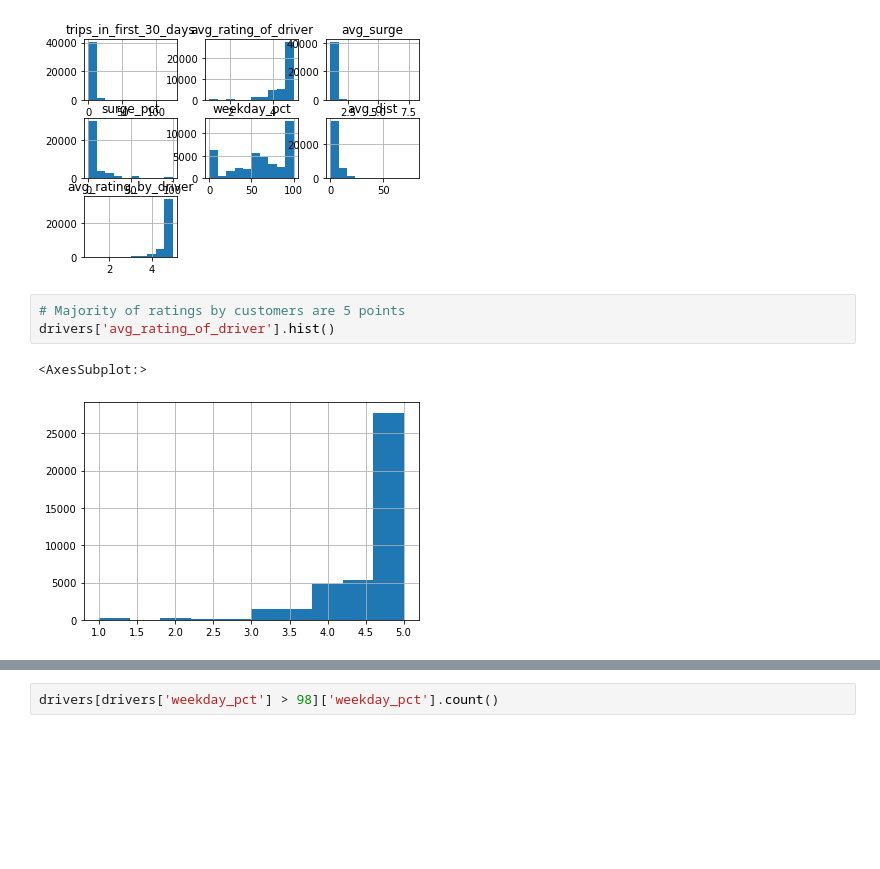
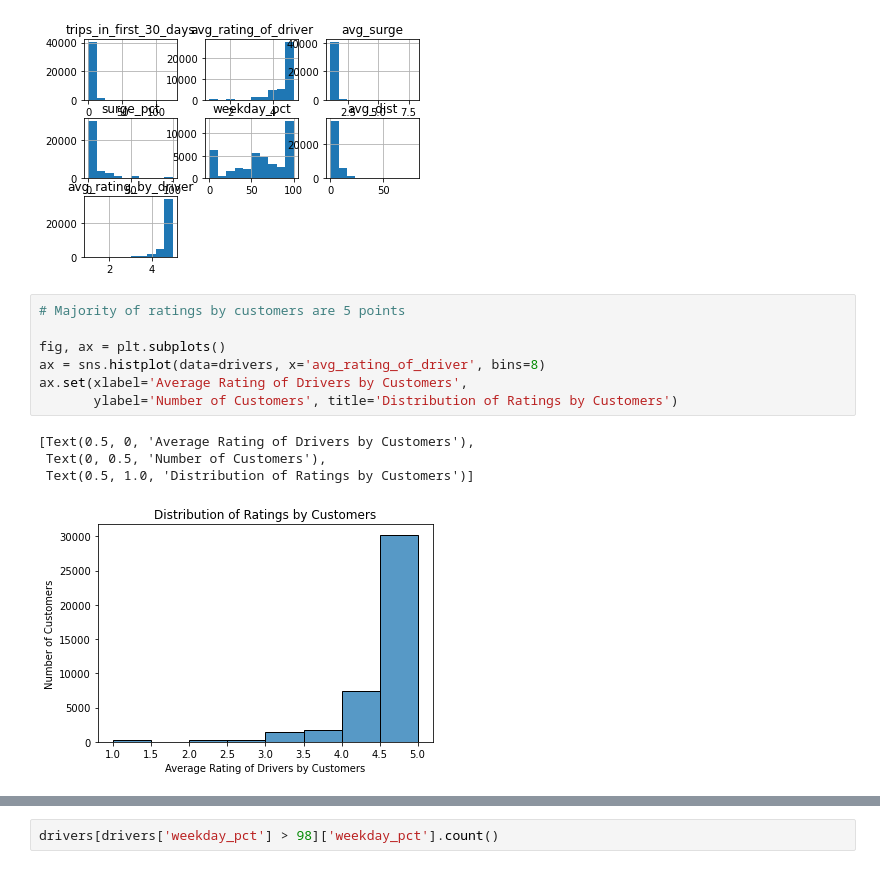
Before and after one commit to meskeremg/Ultimate-Data-Science-Challenge, a Jupyter notebook: Ultimate Data Challenge - Part 3 - Modeling and Prediction.ipynb, the cells around one changed output, grey strips where cells are left out. Drawn from its saved outputs; the diff is of its cells as text; blank space fills up the shorter version.

```diff
--- a/Ultimate Data Challenge - Part 3 - Modeling and Prediction.ipynb
+++ b/Ultimate Data Challenge - Part 3 - Modeling and Prediction.ipynb
@@ -114,11 +89,17 @@ array([[<AxesSubplot:title={'center':'trips_in_first_30_days'}>,
        [<AxesSubplot:title={'center':'avg_rating_by_driver'}>,
         <AxesSubplot:>, <AxesSubplot:>]], dtype=object)
 [figure]
-# %%
-# Majority of ratings by customers are 5 points
-drivers['avg_rating_of_driver'].hist()
-# %% [output]
-<AxesSubplot:>
-[figure, removed]
+# %%
+# Majority of ratings by customers are 5 points
+
+fig, ax = plt.subplots()
+ax = sns.histplot(data=drivers, x='avg_rating_of_driver', bins=8)
+ax.set(xlabel='Average Rating of Drivers by Customers',
+       ylabel='Number of Customers', title='Distribution of Ratings by Customers')
+# %% [output]
+[Text(0.5, 0, 'Average Rating of Drivers by Customers'),
+ Text(0, 0.5, 'Number of Customers'),
+ Text(0.5, 1.0, 'Distribution of Ratings by Customers')]
+[figure, added]
 # %%
 # Majority of rating by drivers are also 5.
```
Also changed, not shown: parts of 37 cells of this notebook.
